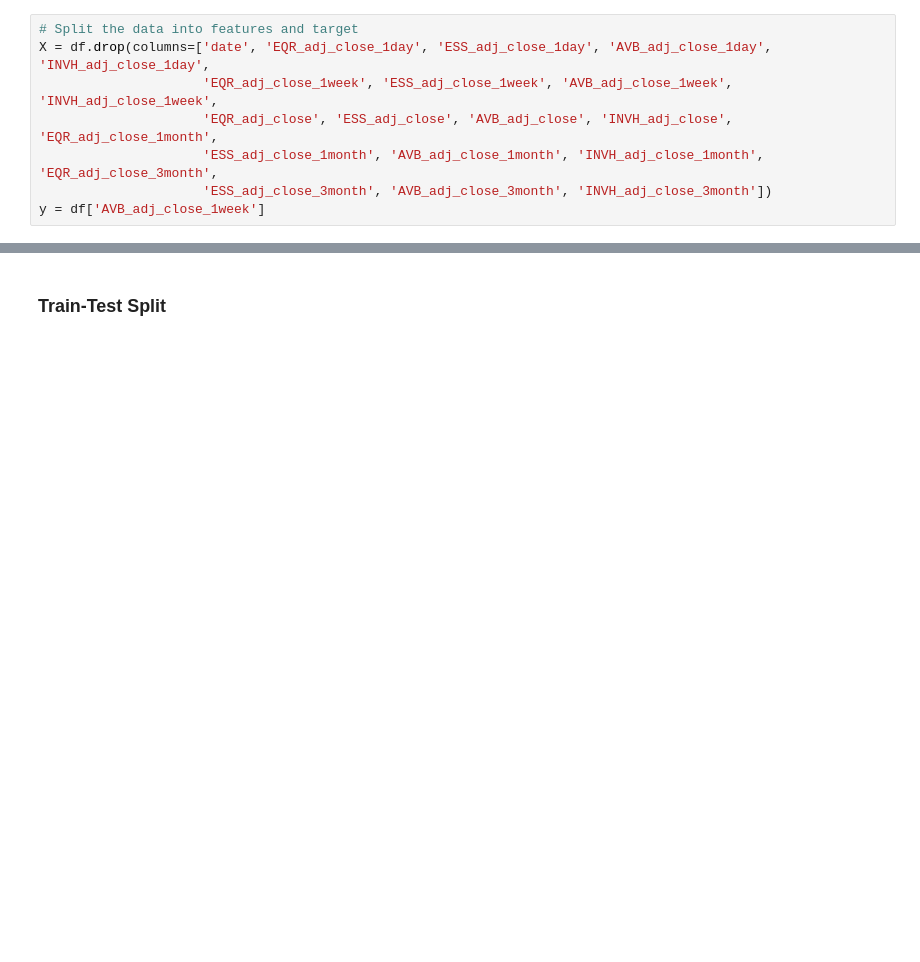
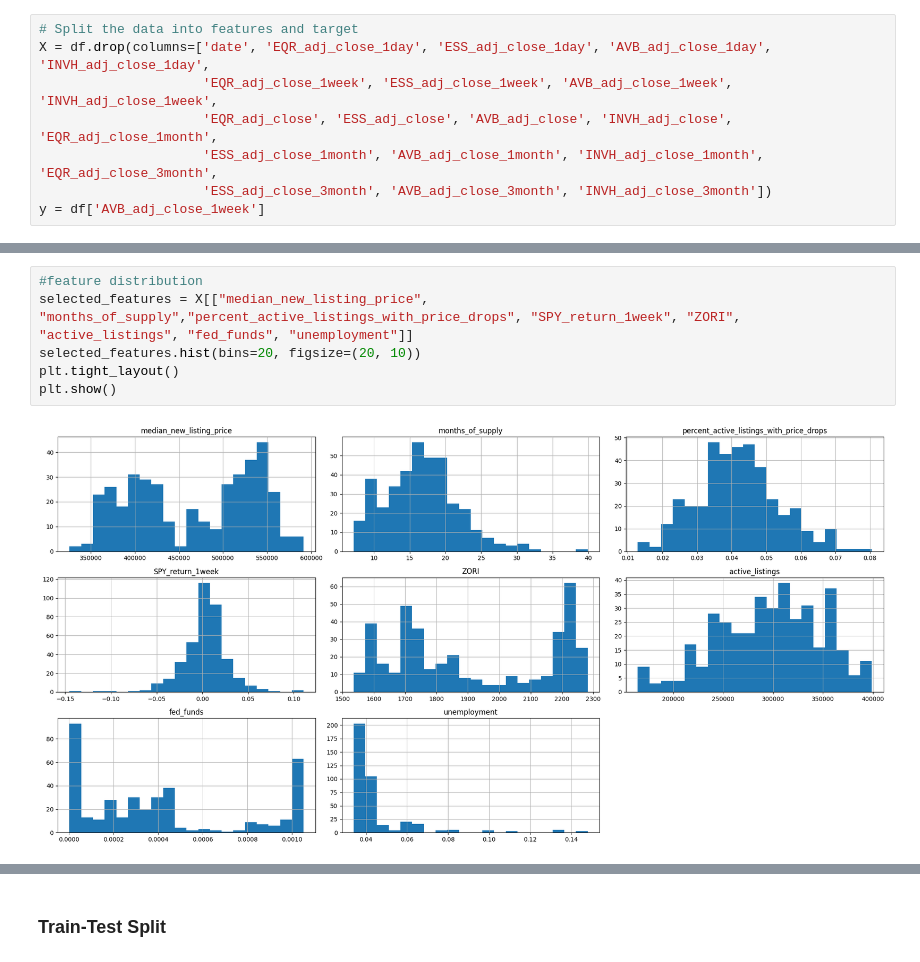
Before and after one commit to itsGarrin/us-residential-housing-price-prediction, a Jupyter notebook: notebooks/AVB_modeling.ipynb, the cells around one changed output, grey strips where cells are left out. Cells and saved outputs as stored; diff of their text form; blank space fills up the shorter version.

```diff
--- a/notebooks/AVB_modeling.ipynb
+++ b/notebooks/AVB_modeling.ipynb
@@ -153,0 +161,8 @@ y = df['AVB_adj_close_1week']
+# %%
+#feature distribution
+selected_features = X[["median_new_listing_price", "months_of_supply","percent_active_listings_with_price_drops", "SPY_return_1week", "ZORI", "active_listings", "fed_funds", "unemployment"]]
+selected_features.hist(bins=20, figsize=(20, 10))
+plt.tight_layout()
+plt.show()
+# %% [output]
+[figure, added]
```
Also changed, not shown: parts of 3 cells of this notebook, 2 other files.
